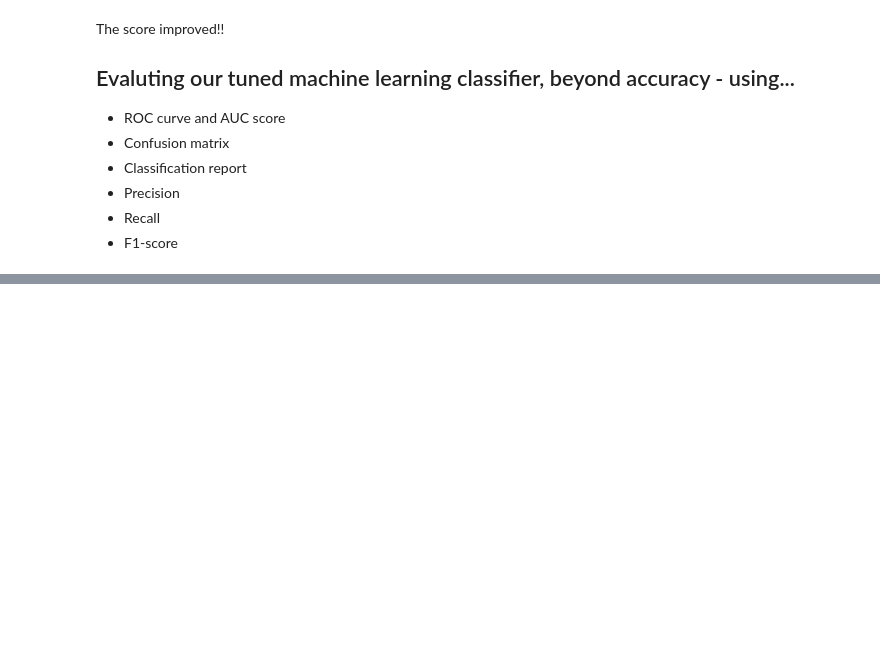
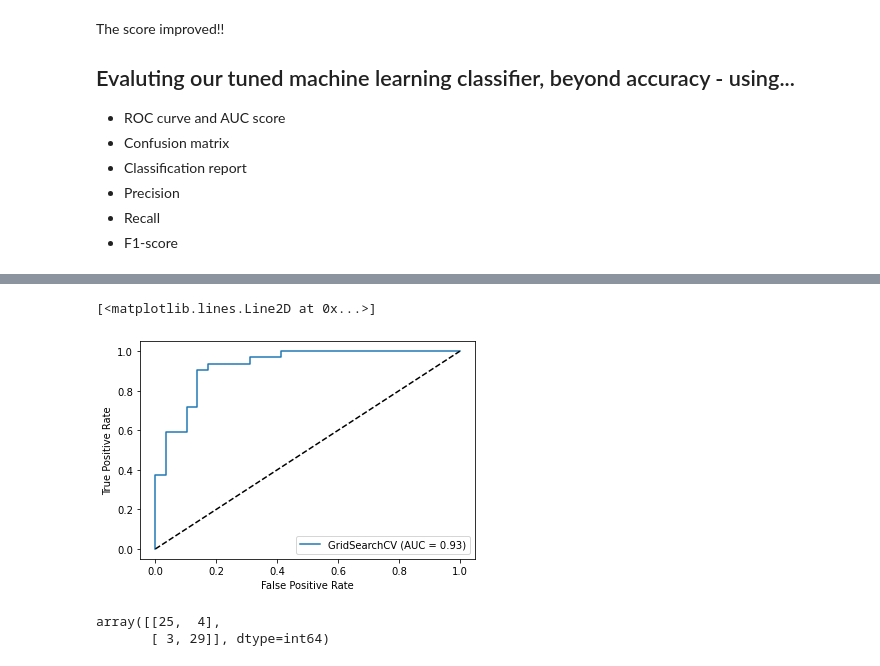
Before and after one commit to ineelhere/Machine-Learning-and-Data-Science, a Jupyter notebook: Milestone Project 1/heart-disease-classification-project.ipynb, the cells around one changed output, grey strips where cells are left out. Saved outputs shown, nothing was run; the diff lists cells and outputs as text; code cells hidden in the pictures; blank space fills up the shorter version.

```diff
--- a/Milestone Project 1/heart-disease-classification-project.ipynb
+++ b/Milestone Project 1/heart-disease-classification-project.ipynb
@@ -604,0 +626,16 @@ The score improved!!
+# %%
+# Plot ROC curve and calculate and calculate AUC metric
+plot_roc_curve(gs_log_reg, x_test, y_test)
+
+#plot the baseline (line with no predictive power)
+plt.plot([0,1],[0,1], color="black", linestyle="--")
+# %% [output]
+[<matplotlib.lines.Line2D at 0x...>]
+[figure, added]
+# %%
+# Confusion matrix
+cm = confusion_matrix(y_test, y_preds)
+cm
+# %% [output]
+array([[25,  4],
+       [ 3, 29]], dtype=int64)
```
Also changed, not shown: parts of 5 cells of this notebook.
